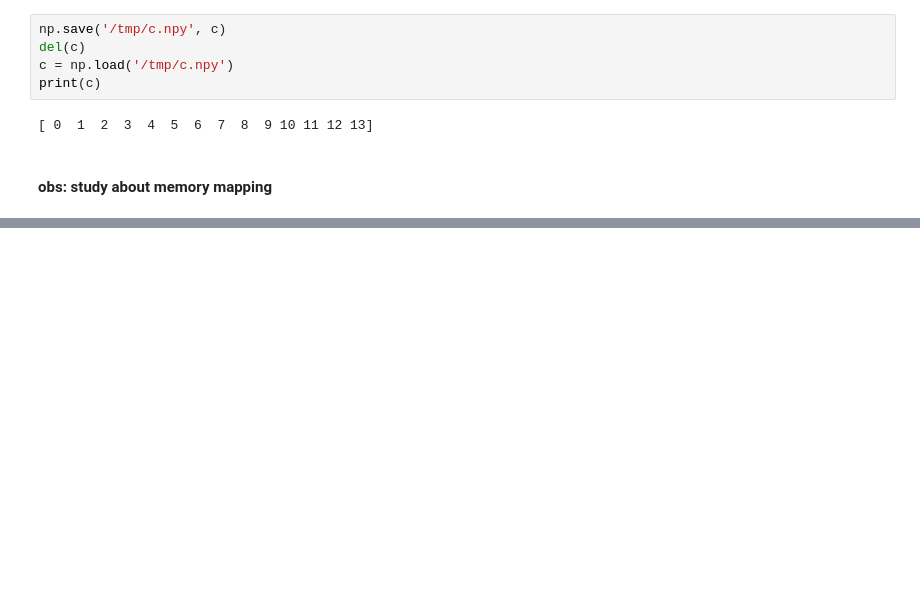
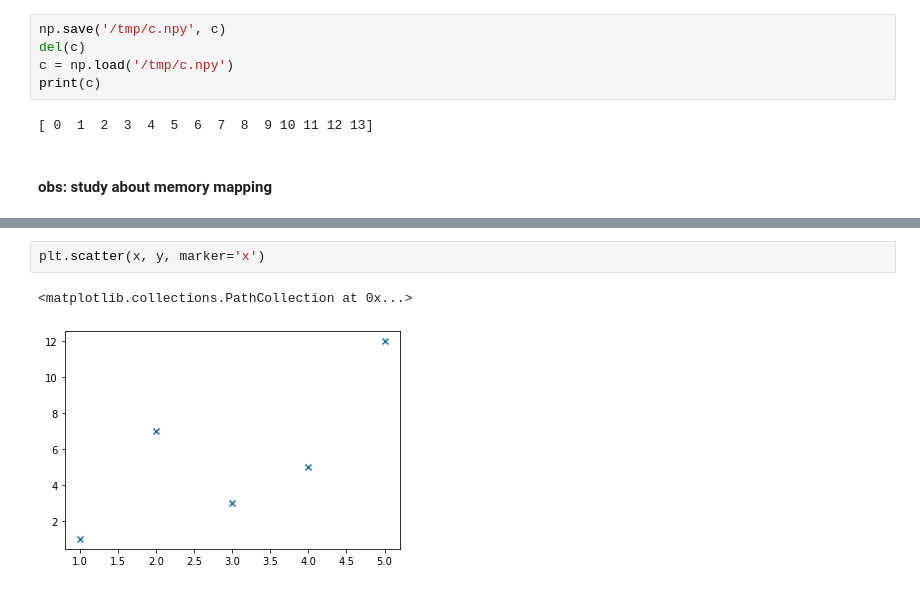
Before and after one commit to joaocarvoli-university/intro-data-science, a Jupyter notebook: notebooks-viewer/03-Libs (Numpy, Matplotlib, Pandas).ipynb, the cells around one changed output, grey strips where cells are left out. Saved outputs shown, nothing was run; the diff lists cells and outputs as text; blank space fills up the shorter version.

```diff
--- a/notebooks-viewer/03-Libs (Numpy, Matplotlib, Pandas).ipynb
+++ b/notebooks-viewer/03-Libs (Numpy, Matplotlib, Pandas).ipynb
@@ -112,0 +130,5 @@ print(c)
+# %%
+plt.scatter(x, y, marker='x')
+# %% [output]
+<matplotlib.collections.PathCollection at 0x...>
+[figure, added]
```
Also changed, not shown: parts of 23 cells of this notebook.
